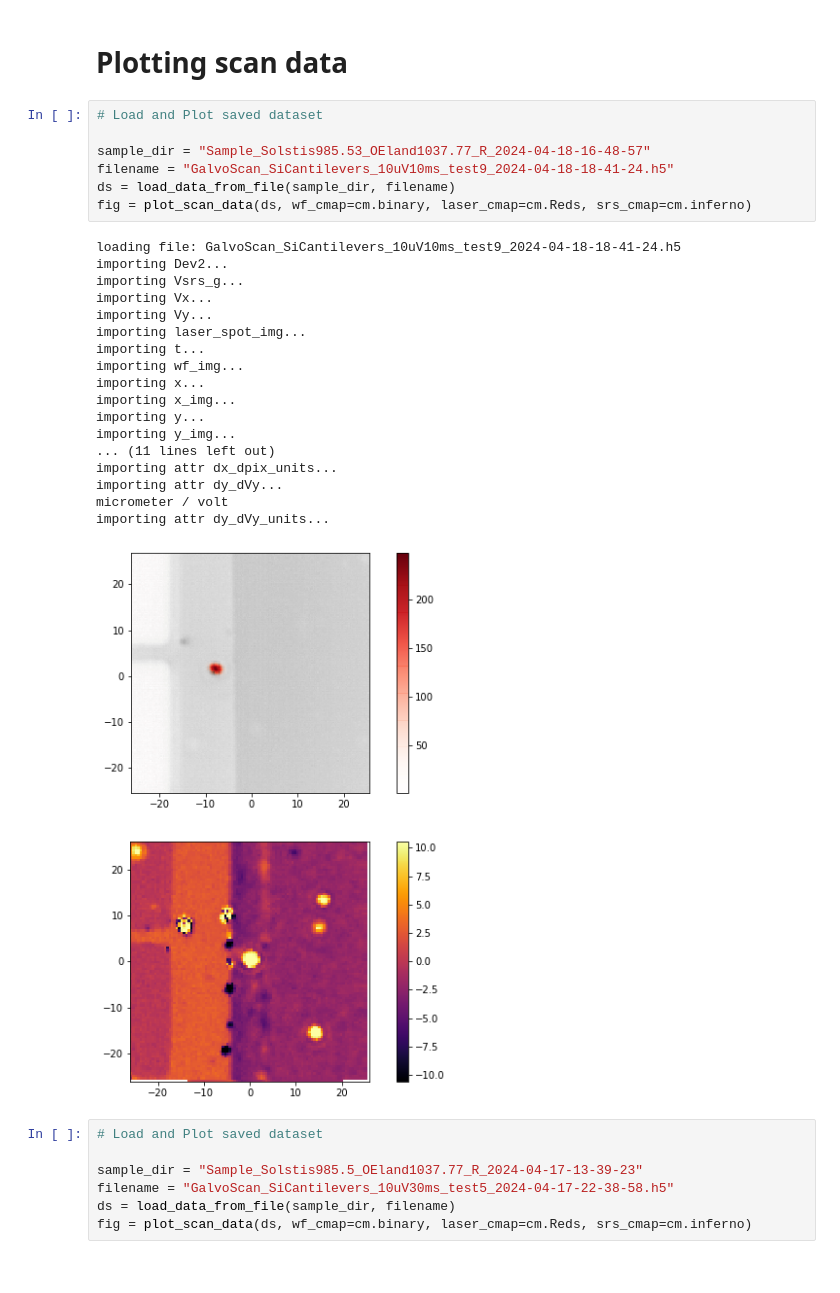
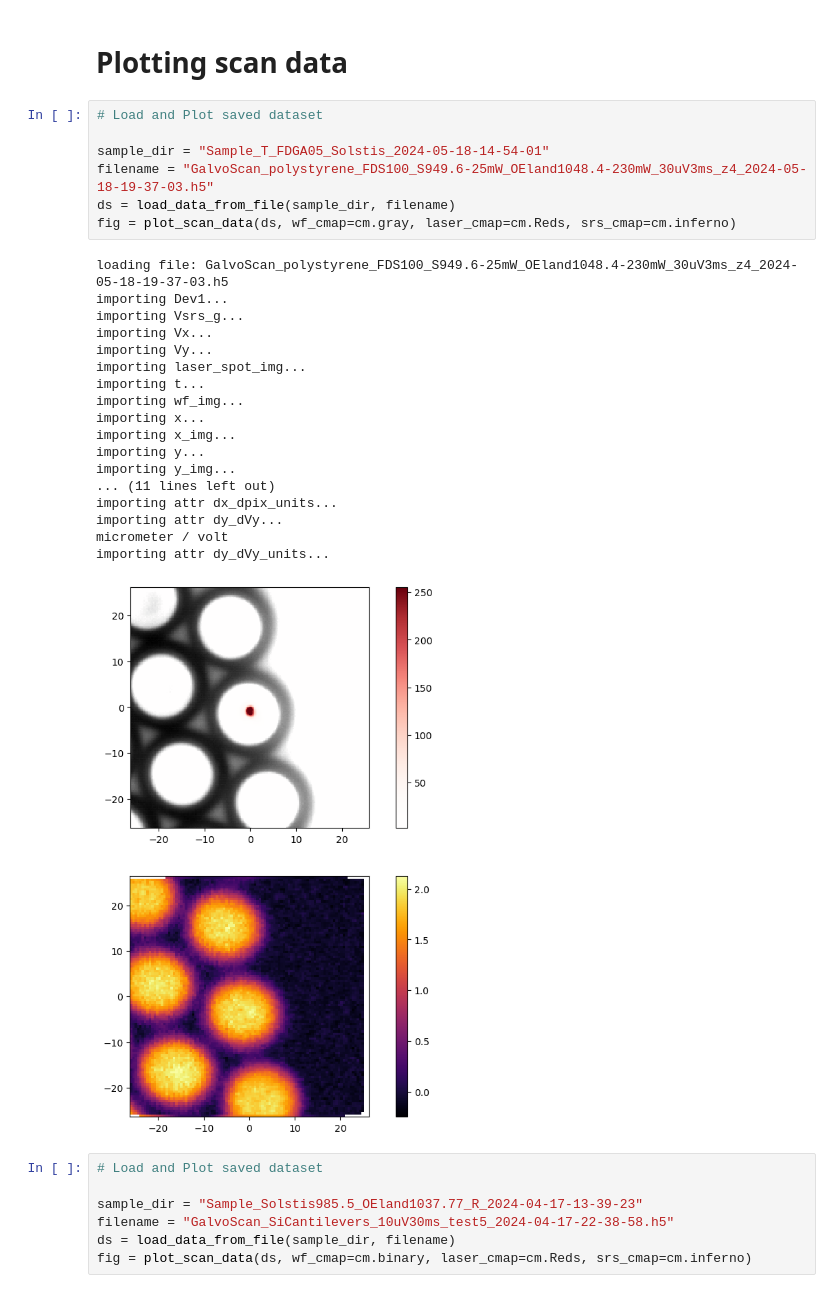
Before and after one commit to eauyehara/experiment_control, a Jupyter notebook: notebooks/srs_plotting.ipynb, the cells around one changed output. Cells and saved outputs as stored; diff of their text form.

```diff
--- a/notebooks/srs_plotting.ipynb
+++ b/notebooks/srs_plotting.ipynb
@@ -42,29 +42,29 @@ def plot_scan_data(ds, wf_cmap=cm.binary, laser_cmap=cm.Reds, srs_cmap=cm.infern
 # %%
 # Load and Plot saved dataset
 
-sample_dir = "Sample_Solstis985.53_OEland1037.77_R_2024-04-18-16-48-57"
-filename = "GalvoScan_SiCantilevers_10uV10ms_test9_2024-04-18-18-41-24.h5"
+sample_dir = "Sample_T_FDGA05_Solstis_2024-05-18-14-54-01"
+filename = "GalvoScan_polystyrene_FDS100_S949.6-25mW_OEland1048.4-230mW_30uV3ms_z4_2024-05-18-19-37-03.h5"
 ds = load_data_from_file(sample_dir, filename)
-fig = plot_scan_data(ds, wf_cmap=cm.binary, laser_cmap=cm.Reds, srs_cmap=cm.inferno)
+fig = plot_scan_data(ds, wf_cmap=cm.gray, laser_cmap=cm.Reds, srs_cmap=cm.inferno)
 # %% [output]
-loading file: GalvoScan_SiCantilevers_10uV10ms_test9_2024-04-18-18-41-24.h5
-importing Dev2...
+loading file: GalvoScan_polystyrene_FDS100_S949.6-25mW_OEland1048.4-230mW_30uV3ms_z4_2024-05-18-19-37-03.h5
+importing Dev1...
 importing Vsrs_g...
 importing Vx...
 importing Vy...
 importing laser_spot_img...
 importing t...
 importing wf_img...
 importing x...
 importing x_img...
 importing y...
 importing y_img...
 ... (11 lines left out)
 importing attr dx_dpix_units...
 importing attr dy_dVy...
 micrometer / volt
 importing attr dy_dVy_units...
-[figure, old version]
+[figure, new version]
 # %%
 # Load and Plot saved dataset
 
```
Also changed, not shown: parts of 1 cell of this notebook, 2 other files.
